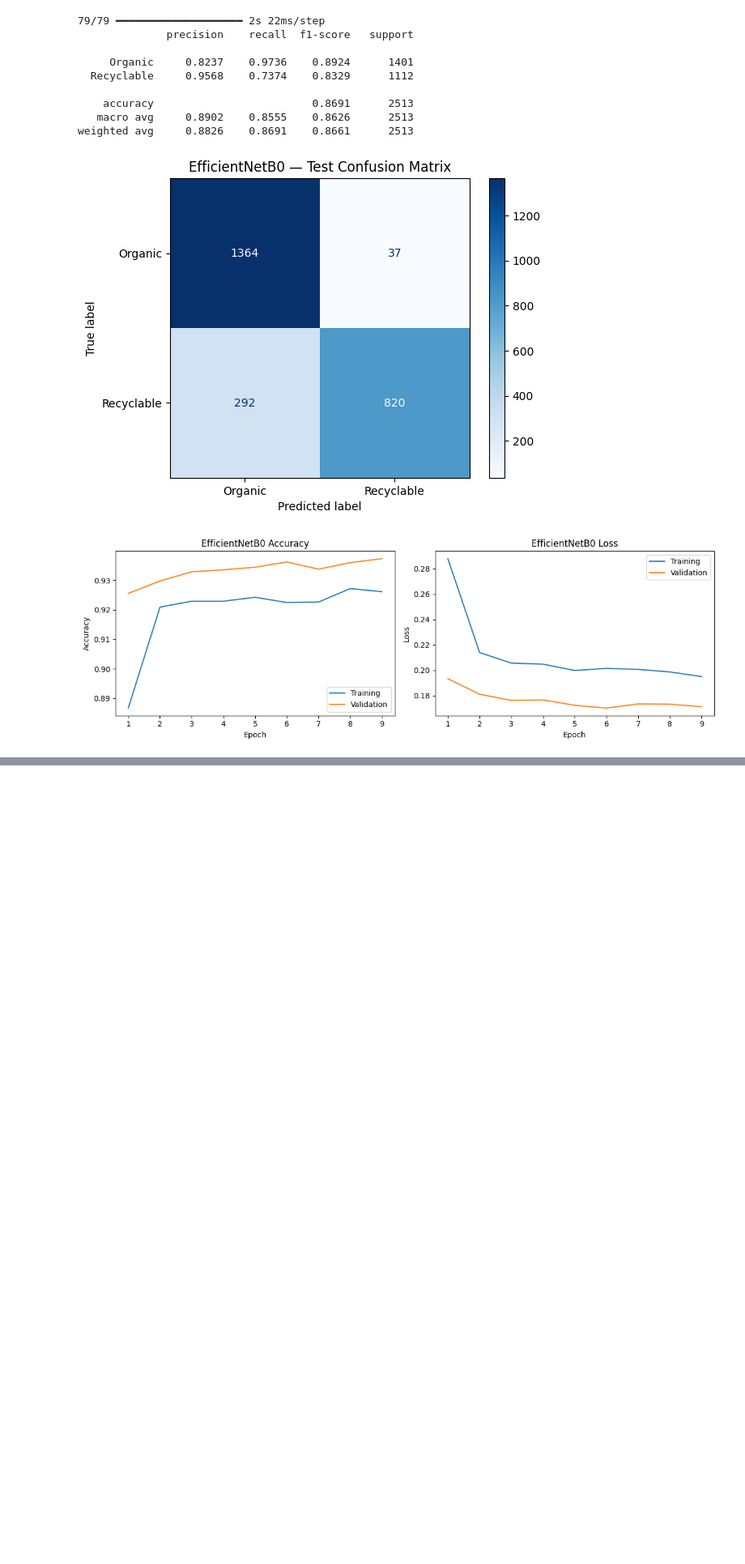
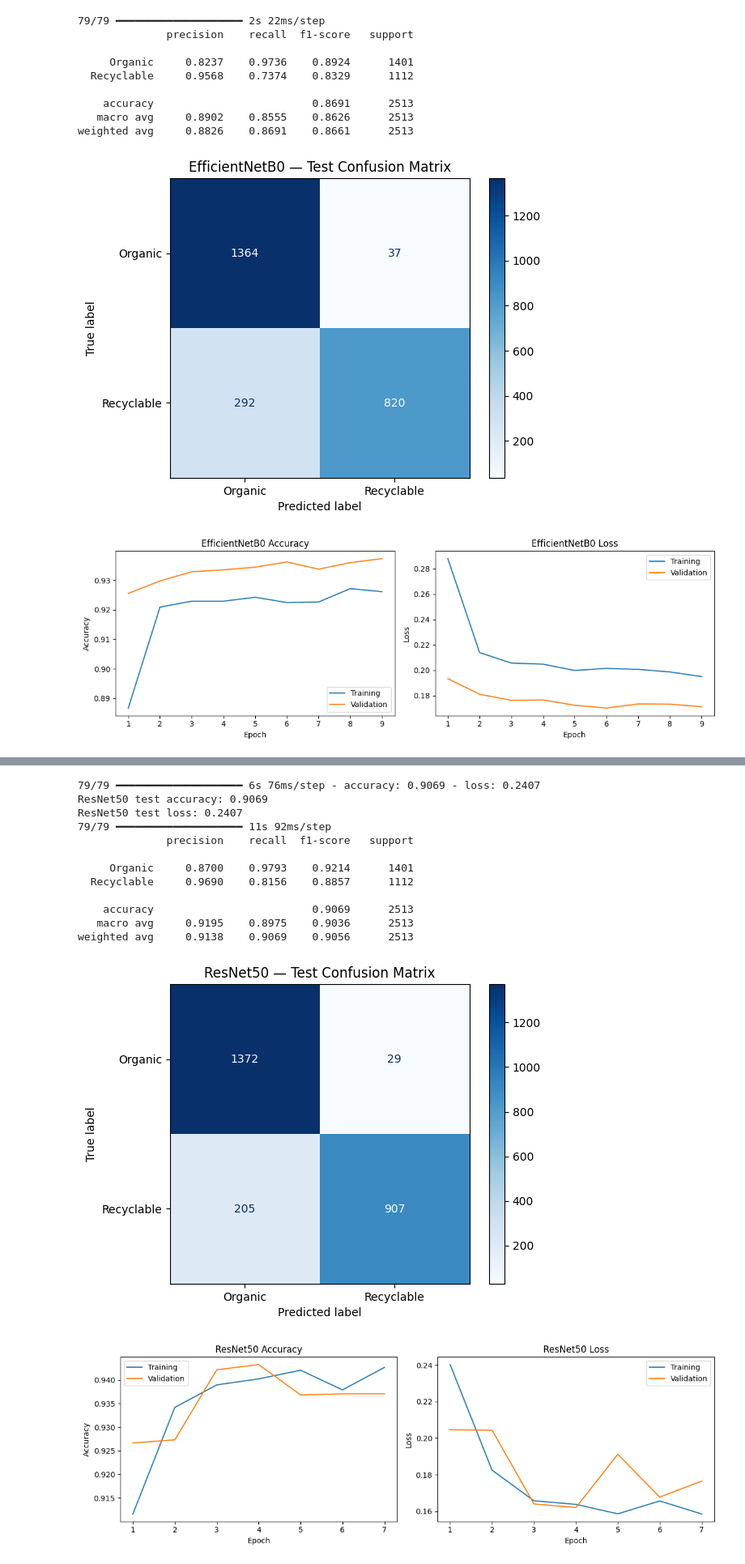
Before and after one commit to Alan09G/DS2-Group-Project, a Jupyter notebook: DS2_Group27_Project.ipynb, the cells around one changed output, grey strips where cells are left out. Shown at 81% size. Cells and saved outputs as stored; diff of their text form; code cells hidden in the pictures; blank space fills up the shorter version.

```diff
--- a/DS2_Group27_Project.ipynb
+++ b/DS2_Group27_Project.ipynb
@@ -712,0 +919,13 @@ plt.show()
+# %%
+resnet_early_stop = tf.keras.callbacks.EarlyStopping(
+    monitor="val_loss",
+    patience=3,
+    restore_best_weights=True
+)
+
+resnet_history = resnet_model.fit(
+    train_ds,
+    validation_data=val_ds,
+    epochs=10,
+    callbacks=[resnet_early_stop]
+)
@@ -712,0 +947,67 @@ plt.show()
+# %%
+resnet_test_loss, resnet_test_accuracy = resnet_model.evaluate(test_ds)
+
+print(f"ResNet50 test accuracy: {resnet_test_accuracy:.4f}")
+print(f"ResNet50 test loss: {resnet_test_loss:.4f}")
+
+resnet_probabilities = resnet_model.predict(test_ds).ravel()
+resnet_predictions = (resnet_probabilities >= 0.5).astype(int)
+
+print(classification_report(
+    y_true,
+    resnet_predictions,
+    labels=[0, 1],
+    target_names=["Organic", "Recyclable"],
+    digits=4,
+    zero_division=0
+))
+
+ConfusionMatrixDisplay.from_predictions(
+    y_true,
+    resnet_predictions,
+    labels=[0, 1],
+    display_labels=["Organic", "Recyclable"],
+    cmap="Blues"
+)
+plt.title("ResNet50 — Test Confusion Matrix")
+plt.show()
+
+epochs = range(1, len(resnet_history.history["loss"]) + 1)
+
+plt.figure(figsize=(12, 4))
+
+plt.subplot(1, 2, 1)
+plt.plot(epochs, resnet_history.history["accuracy"], label="Training")
+plt.plot(epochs, resnet_history.history["val_accuracy"], label="Validation")
+plt.xlabel("Epoch")
+plt.ylabel("Accuracy")
+plt.title("ResNet50 Accuracy")
+plt.xticks(epochs)
+plt.legend()
+
+plt.subplot(1, 2, 2)
+plt.plot(epochs, resnet_history.history["loss"], label="Training")
+plt.plot(epochs, resnet_history.history["val_loss"], label="Validation")
+plt.xlabel("Epoch")
+plt.ylabel("Loss")
+plt.title("ResNet50 Loss")
+plt.xticks(epochs)
+plt.legend()
+
+plt.tight_layout()
+plt.show()
+# %% [output]
+79/79 ━━━━━━━━━━━━━━━━━━━━ 6s 76ms/step - accuracy: 0.9069 - loss: 0.2407
+ResNet50 test accuracy: 0.9069
+ResNet50 test loss: 0.2407
+79/79 ━━━━━━━━━━━━━━━━━━━━ 11s 92ms/step
+              precision    recall  f1-score   support
+
+     Organic     0.8700    0.9793    0.9214      1401
+  Recyclable     0.9690    0.8156    0.8857      1112
+
+    accuracy                         0.9069      2513
+   macro avg     0.9195    0.8975    0.9036      2513
+weighted avg     0.9138    0.9069    0.9056      2513
+[figure, added]
+[figure, added]
```
Also changed, not shown: parts of 8 cells of this notebook.
